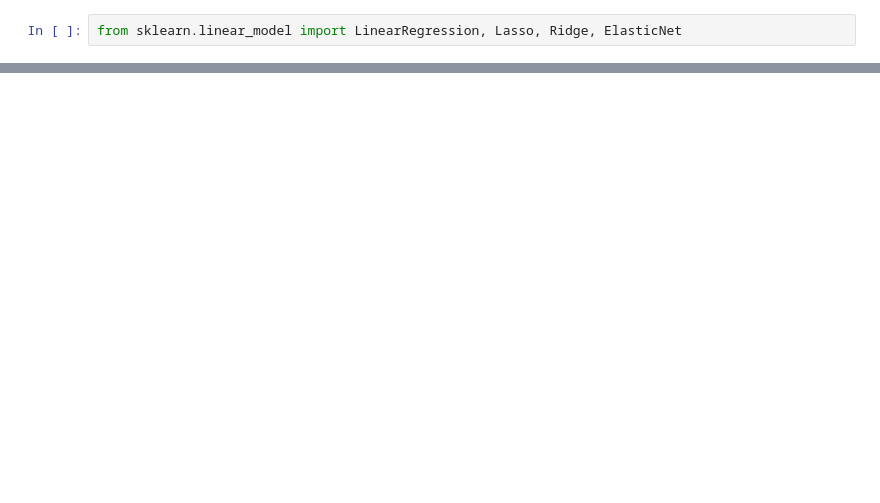
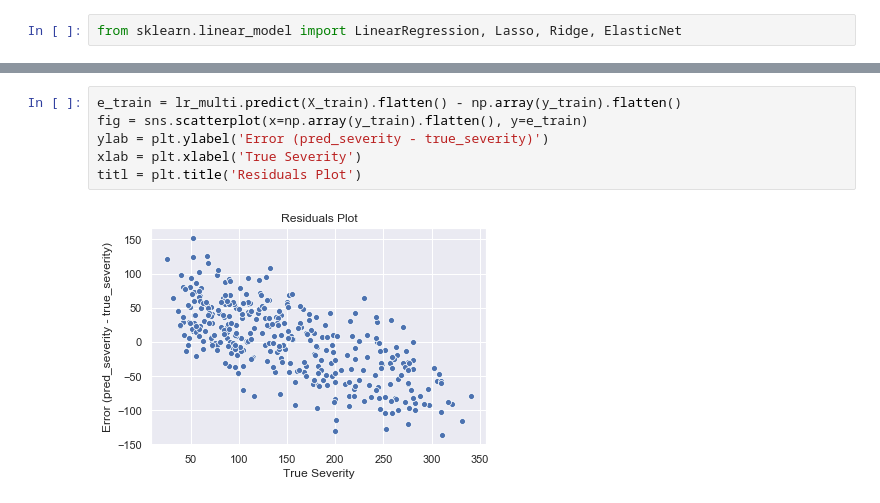
Before and after one commit to totalgood/dsdh, a Jupyter notebook: jupyter-notebooks/server/L3-diabetes-assignment.ipynb, the cells around one changed output, grey strips where cells are left out. Drawn from its saved outputs; the diff is of its cells as text; blank space fills up the shorter version.

```diff
--- a/jupyter-notebooks/server/L3-diabetes-assignment.ipynb
+++ b/jupyter-notebooks/server/L3-diabetes-assignment.ipynb
@@ -317,0 +420,8 @@ rmse_test: 57.1
+# %%
+e_train = lr_multi.predict(X_train).flatten() - np.array(y_train).flatten()
+fig = sns.scatterplot(x=np.array(y_train).flatten(), y=e_train)
+ylab = plt.ylabel('Error (pred_severity - true_severity)')
+xlab = plt.xlabel('True Severity')
+titl = plt.title('Residuals Plot')
+# %% [output]
+[figure, added]
```
Also changed, not shown: parts of 63 cells of this notebook, 1 other file.
